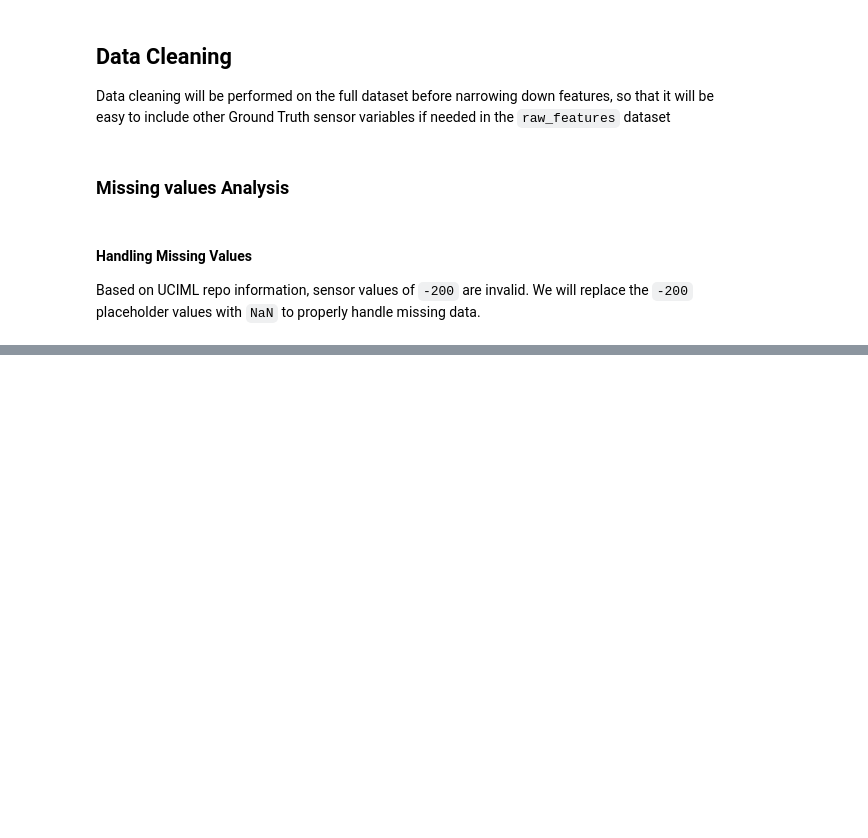
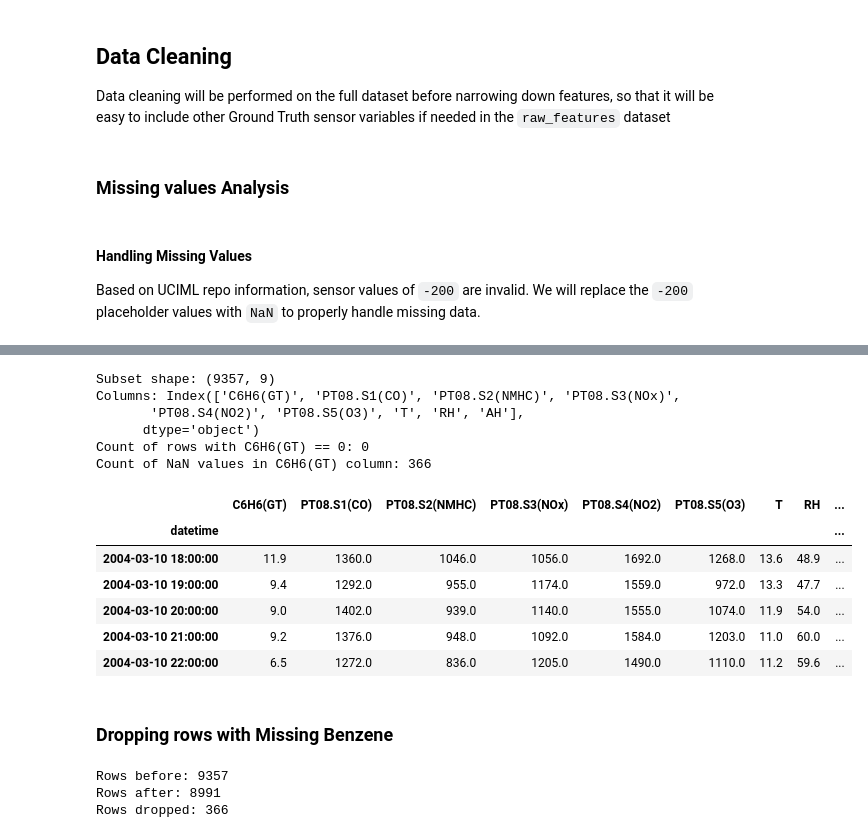
Before and after one commit to ykim68ncstate/ST-554-Project1, a Jupyter notebook: Task2/Project_1_Task_2_David_Pressley.ipynb, the cells around one changed output, grey strips where cells are left out. Cells and saved outputs as stored; diff of their text form; code cells hidden in the pictures; blank space fills up the shorter version.

```diff
--- a/Task2/Project_1_Task_2_David_Pressley.ipynb
+++ b/Task2/Project_1_Task_2_David_Pressley.ipynb
@@ -271,0 +314,51 @@ Per project requirements we will include:
+# %%
+keep = ["C6H6(GT)",
+        "PT08.S1(CO)",
+        "PT08.S2(NMHC)",
+        "PT08.S3(NOx)",
+        "PT08.S4(NO2)",
+        "PT08.S5(O3)",
+        "T",
+        "RH",
+        "AH"]
+
+benzene_analysis_df = features_clean_df[keep].copy()
+print((f"Subset shape: {benzene_analysis_df.shape}"))
+print((f"Columns: {benzene_analysis_df.columns}"))
+
+zero_rows = benzene_analysis_df[benzene_analysis_df['C6H6(GT)'] == 0]
+print(f"Count of rows with C6H6(GT) == 0: {len(zero_rows)}")
+
+# check for NaN values using .isnull() and .any()
+# This will return True if there is at least one NaN value in the 'C6H6(GT)' column.
+nan_rows = benzene_analysis_df[benzene_analysis_df['C6H6(GT)'].isna()]
+print(f"Count of NaN values in C6H6(GT) column: {len(nan_rows)}")
+
+display(benzene_analysis_df.head())
+# %% [output]
+Subset shape: (9357, 9)
+Columns: Index(['C6H6(GT)', 'PT08.S1(CO)', 'PT08.S2(NMHC)', 'PT08.S3(NOx)',
+       'PT08.S4(NO2)', 'PT08.S5(O3)', 'T', 'RH', 'AH'],
+      dtype='object')
+Count of rows with C6H6(GT) == 0: 0
+Count of NaN values in C6H6(GT) column: 366
+|  | C6H6(GT) | PT08.S1(CO) | PT08.S2(NMHC) | PT08.S3(NOx) | PT08.S4(NO2) | PT08.S5(O3) | T | RH | ... |
+| datetime |  |  |  |  |  |  |  |  | ... |
+| 2004-03-10 18:00:00 | 11.9 | 1360.0 | 1046.0 | 1056.0 | 1692.0 | 1268.0 | 13.6 | 48.9 | ... |
+| 2004-03-10 19:00:00 | 9.4 | 1292.0 | 955.0 | 1174.0 | 1559.0 | 972.0 | 13.3 | 47.7 | ... |
+| 2004-03-10 20:00:00 | 9.0 | 1402.0 | 939.0 | 1140.0 | 1555.0 | 1074.0 | 11.9 | 54.0 | ... |
+| 2004-03-10 21:00:00 | 9.2 | 1376.0 | 948.0 | 1092.0 | 1584.0 | 1203.0 | 11.0 | 60.0 | ... |
+| 2004-03-10 22:00:00 | 6.5 | 1272.0 | 836.0 | 1205.0 | 1490.0 | 1110.0 | 11.2 | 59.6 | ... |
+# %% [markdown]
+### Dropping rows with Missing Benzene
+# %%
+n_before = len(benzene_analysis_df)
+print(f"Rows before: {n_before}")
+benzene_analysis_df = benzene_analysis_df.dropna(subset=['C6H6(GT)'])
+n_after = len(benzene_analysis_df)
+print(f"Rows after: {n_after}")
+print(f"Rows dropped: {n_before - n_after}")
+# %% [output]
+Rows before: 9357
+Rows after: 8991
+Rows dropped: 366
```
Also changed, not shown: parts of 9 cells of this notebook.
